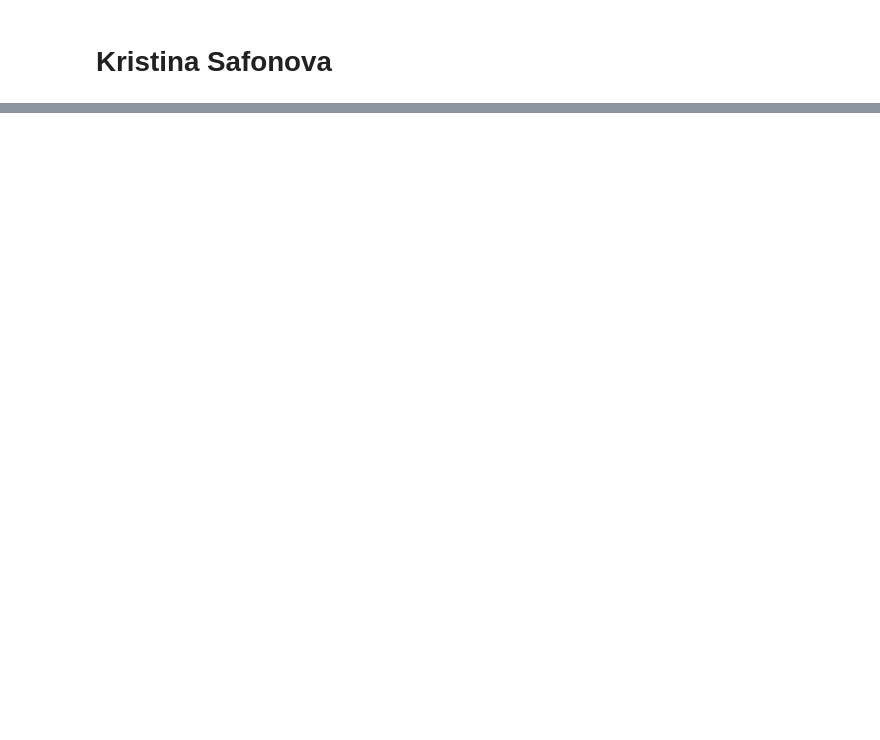
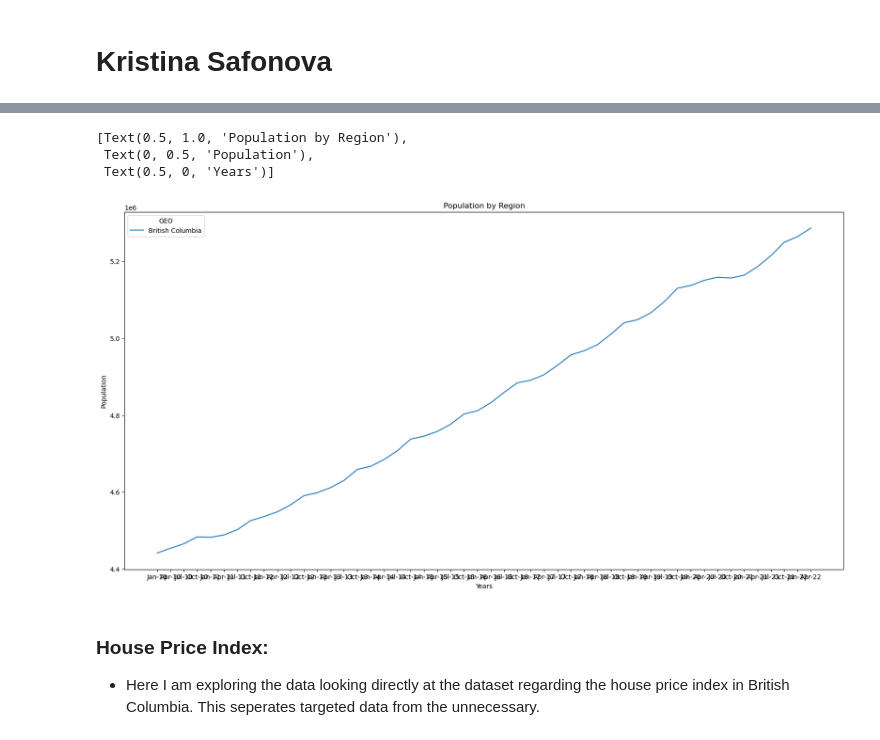
Before and after one commit to ubco-W2022T1-cosc301/group13, a Jupyter notebook: notebooks/analysis2.ipynb, the cells around one changed output, grey strips where cells are left out. Cells and saved outputs as stored; diff of their text form; code cells hidden in the pictures; blank space fills up the shorter version.

```diff
--- a/notebooks/analysis2.ipynb
+++ b/notebooks/analysis2.ipynb
@@ -41,0 +285,3 @@ dataset
+# %%
+sns.set_style('darkgrid')
+sns.barplot(data = dataset_vacancy_rate, x="Unnamed: 0", y="Rental vacancy rate (%)3")
@@ -41,0 +322,3 @@ dataset
+# %%
+dataset_population_by_region2=dataset_population_by_region.loc[dataset_population_by_region['GEO'] == 'British Columbia']
+dataset_population_by_region2
@@ -41,0 +355,12 @@ dataset
+# %%
+plt.figure(figsize=(20, 10))
+sns.lineplot(data=dataset_population_by_region2[-50:], x="REF_DATE", y="Population estimate", hue="GEO").set(title="Population by Region", ylabel="Population", xlabel="Years")
+# %% [output]
+[Text(0.5, 1.0, 'Population by Region'),
+ Text(0, 0.5, 'Population'),
+ Text(0.5, 0, 'Years')]
+[figure, added]
+# %% [markdown]
+### House Price Index:
+
+- Here I am exploring the data looking directly at the dataset regarding the house price index in British Columbia. This seperates targeted data from the unnecessary.
```
Also changed, not shown: parts of 45 cells of this notebook.
